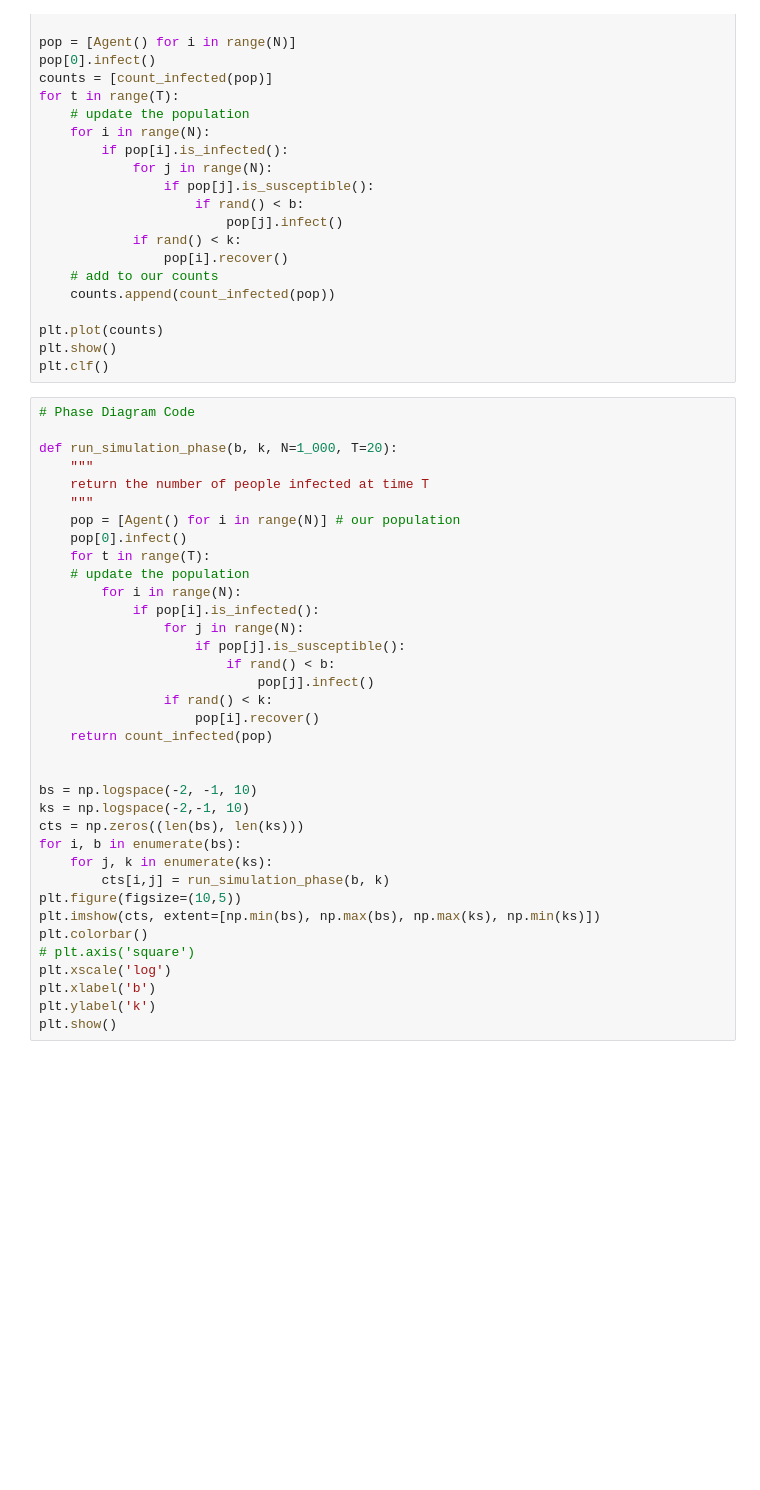
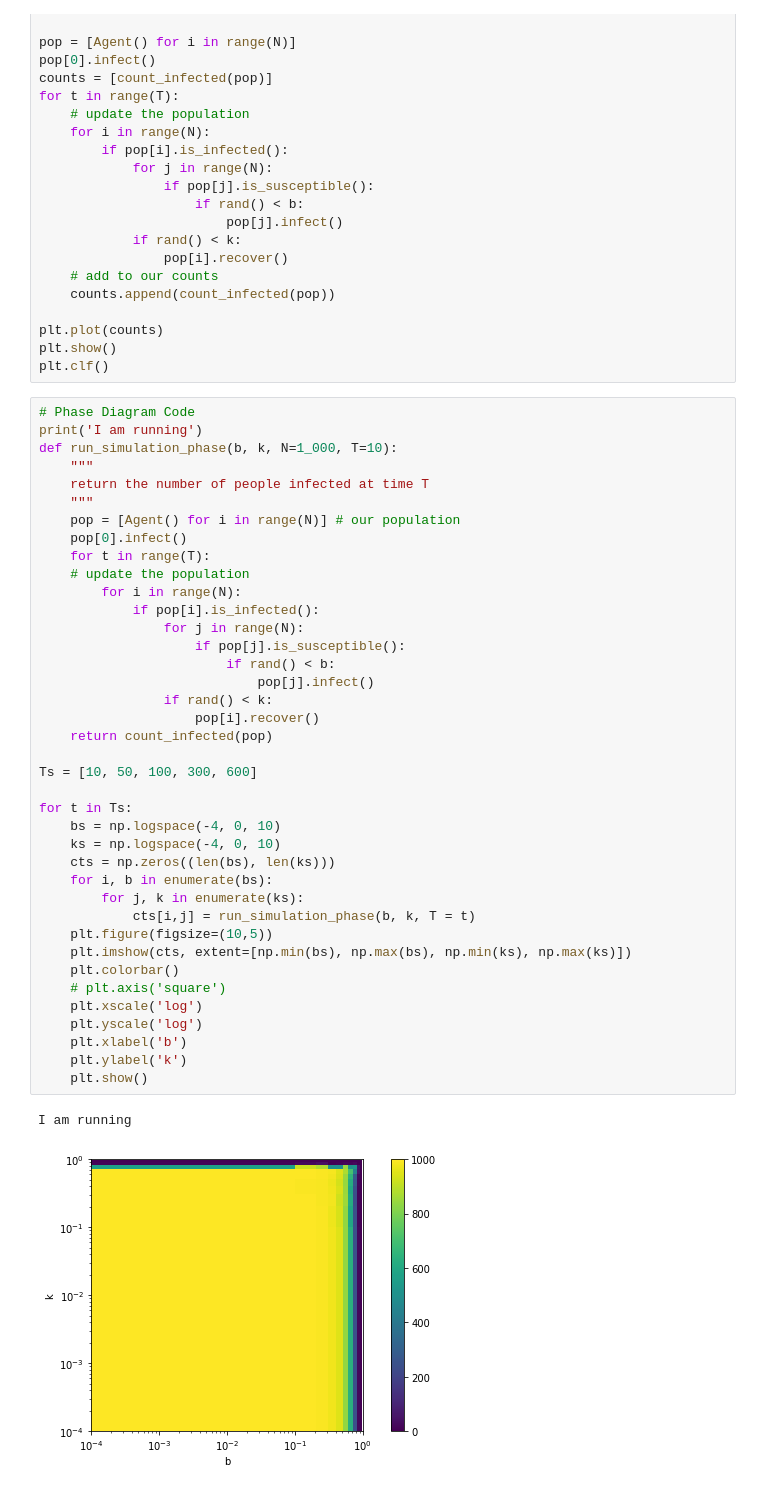
Before and after one commit to caam37830/project-group-1, a Jupyter notebook: scripts/discrete.ipynb, the cells around one changed output. Saved outputs shown, nothing was run; the diff lists cells and outputs as text; blank space fills up the shorter version.

```diff
--- a/scripts/discrete.ipynb
+++ b/scripts/discrete.ipynb
@@ -97,37 +100,43 @@ plt.show()
 plt.clf()
 # %%
 # Phase Diagram Code
-
-def run_simulation_phase(b, k, N=1_000, T=20):
+print('I am running')
+def run_simulation_phase(b, k, N=1_000, T=10):
     """
     return the number of people infected at time T
     """
     pop = [Agent() for i in range(N)] # our population
     pop[0].infect()
     for t in range(T):
     # update the population
         for i in range(N):
             if pop[i].is_infected():
                 for j in range(N):
                     if pop[j].is_susceptible():
                         if rand() < b:
                             pop[j].infect()
                 if rand() < k:
                     pop[i].recover()
     return count_infected(pop)
 
+Ts = [10, 50, 100, 300, 600]
 
-bs = np.logspace(-2, -1, 10)
-ks = np.logspace(-2,-1, 10)
-cts = np.zeros((len(bs), len(ks)))
-for i, b in enumerate(bs):
-    for j, k in enumerate(ks):
-        cts[i,j] = run_simulation_phase(b, k)
-plt.figure(figsize=(10,5))
-plt.imshow(cts, extent=[np.min(bs), np.max(bs), np.max(ks), np.min(ks)])
-plt.colorbar()
-# plt.axis('square')
-plt.xscale('log')
-plt.xlabel('b')
-plt.ylabel('k')
-plt.show()
+for t in Ts:
+    bs = np.logspace(-4, 0, 10)
+    ks = np.logspace(-4, 0, 10)
+    cts = np.zeros((len(bs), len(ks)))
+    for i, b in enumerate(bs):
+        for j, k in enumerate(ks):
+            cts[i,j] = run_simulation_phase(b, k, T = t)
+    plt.figure(figsize=(10,5))
+    plt.imshow(cts, extent=[np.min(bs), np.max(bs), np.min(ks), np.max(ks)])
+    plt.colorbar()
+    # plt.axis('square')
+    plt.xscale('log')
+    plt.yscale('log')
+    plt.xlabel('b')
+    plt.ylabel('k')
+    plt.show()
+# %% [output]
+I am running
+[figure, added]
```
Also changed, not shown: parts of 2 cells of this notebook, 1 other file.
